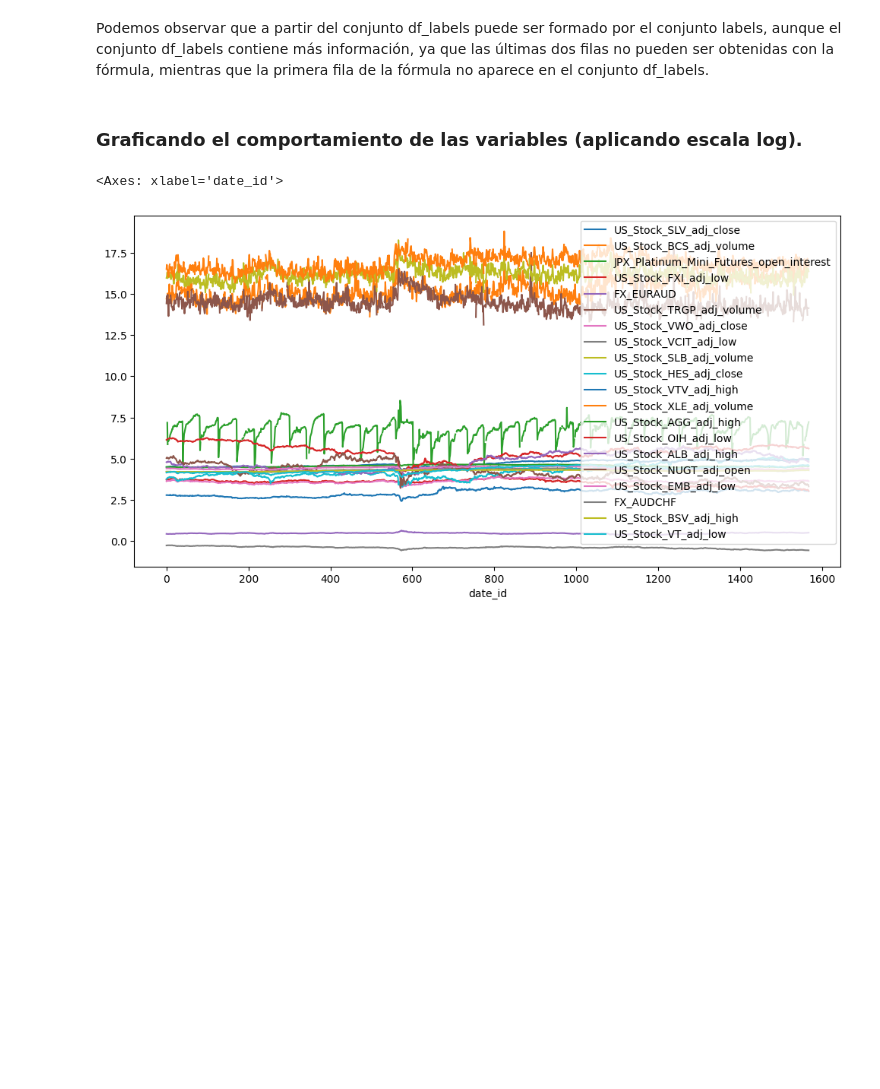
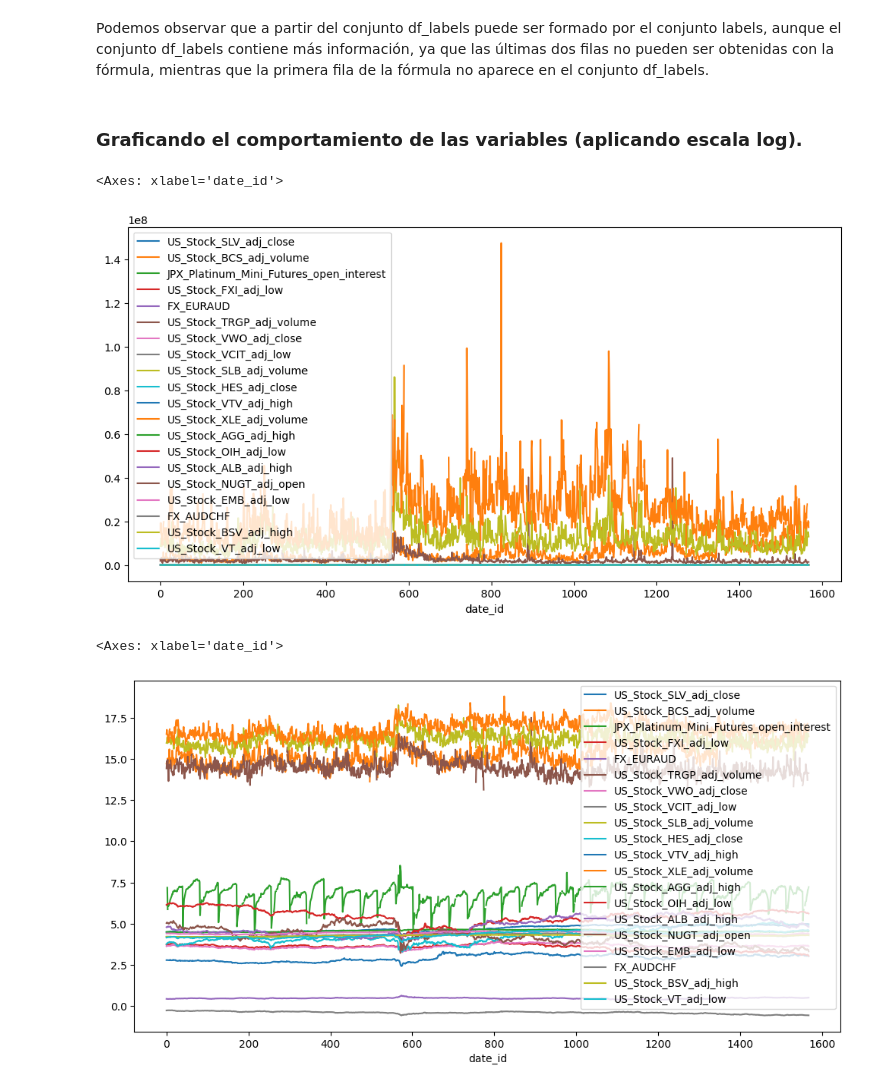
Before and after one commit to ricrod01/PROYECTO_2_DS, a Jupyter notebook: EDA.ipynb, the cells around one changed output. Drawn from its saved outputs; the diff is of its cells as text; code cells hidden in the pictures; blank space fills up the shorter version.

```diff
--- a/EDA.ipynb
+++ b/EDA.ipynb
@@ -288,6 +288,11 @@ Name: US_Stock_VT_adj_close, Length: 1568, dtype: float64
 Podemos observar que a partir del conjunto df_labels puede ser formado por el conjunto labels, aunque el conjunto df_labels contiene más información, ya que las últimas dos filas no pueden ser obtenidas con la fórmula, mientras que la primera fila de la fórmula no aparece en el conjunto df_labels.
 # %% [markdown]
 ### Graficando el comportamiento de las variables (aplicando escala log).
+# %%
+df.loc[:, muestra_columnas_df].plot(figsize=(12, 6))
+# %% [output]
+<Axes: xlabel='date_id'>
+[figure, added]
 # %%
 df_log = np.log(df)
 df_log.loc[:, muestra_columnas_df].plot(figsize=(12, 6))
```
Also changed, not shown: parts of 5 cells of this notebook, 1 other file.
